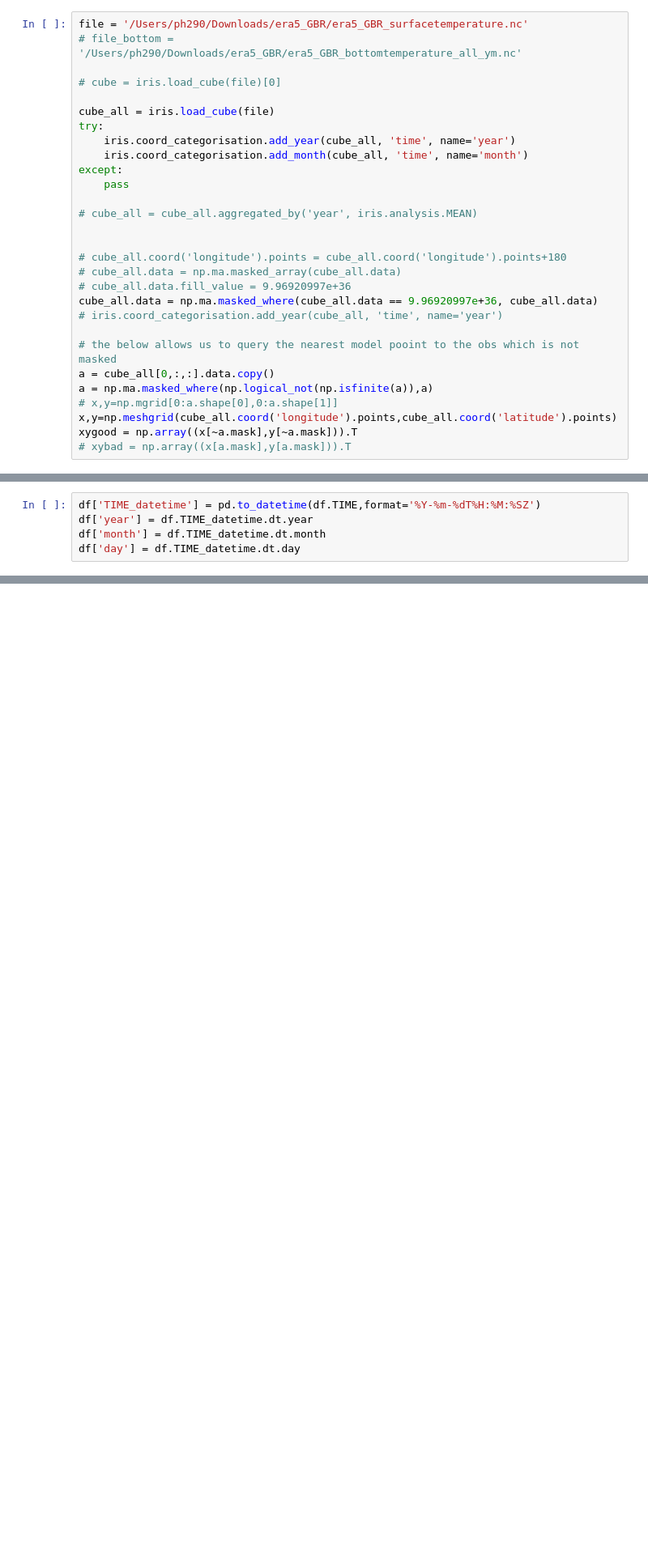
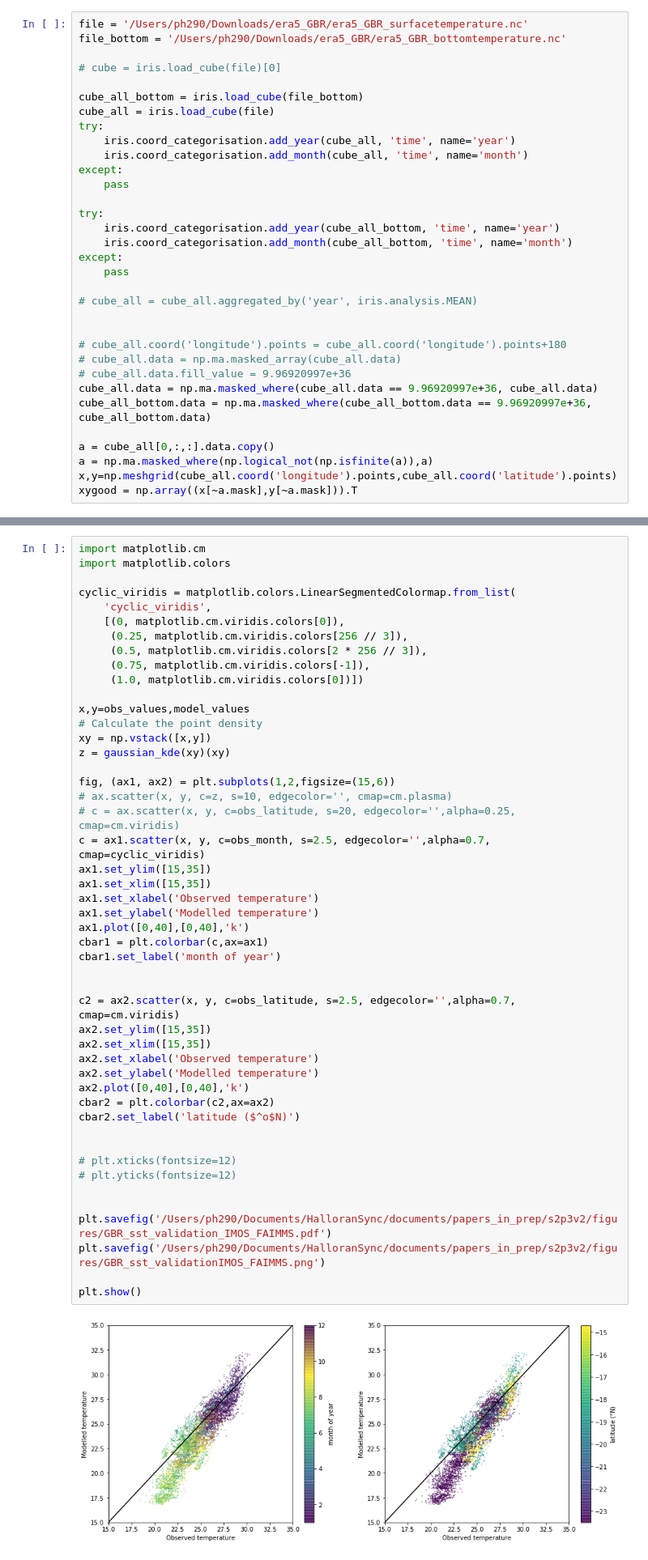
Before and after one commit to PaulHalloran/Jupiter_notebooks_halloran, a Jupyter notebook: GBR_mooring_validation.ipynb, the cells around one changed output, grey strips where cells are left out. Shown at 81% size. Cells and saved outputs as stored; diff of their text form; blank space fills up the shorter version.

```diff
--- a/GBR_mooring_validation.ipynb
+++ b/GBR_mooring_validation.ipynb
@@ -39,14 +42,21 @@ def extract_lat_lon(cube,my_lat,my_lon):
     return cube.data[:,lat_coord1,lon_coord1].data
 # %%
 file = '/Users/ph290/Downloads/era5_GBR/era5_GBR_surfacetemperature.nc'
-# file_bottom = '/Users/ph290/Downloads/era5_GBR/era5_GBR_bottomtemperature_all_ym.nc'
+file_bottom = '/Users/ph290/Downloads/era5_GBR/era5_GBR_bottomtemperature.nc'
 
 # cube = iris.load_cube(file)[0]
 
+cube_all_bottom = iris.load_cube(file_bottom)
 cube_all = iris.load_cube(file)
 try:
     iris.coord_categorisation.add_year(cube_all, 'time', name='year')
     iris.coord_categorisation.add_month(cube_all, 'time', name='month')
+except:
+    pass
+
+try:
+    iris.coord_categorisation.add_year(cube_all_bottom, 'time', name='year')
+    iris.coord_categorisation.add_month(cube_all_bottom, 'time', name='month')
 except:
     pass
 
@@ -57,12 +67,9 @@ except:
 # cube_all.data = np.ma.masked_array(cube_all.data)
 # cube_all.data.fill_value = 9.96920997e+36
 cube_all.data = np.ma.masked_where(cube_all.data == 9.96920997e+36, cube_all.data)
-# iris.coord_categorisation.add_year(cube_all, 'time', name='year')
+cube_all_bottom.data = np.ma.masked_where(cube_all_bottom.data == 9.96920997e+36, cube_all_bottom.data)
 
-# the below allows us to query the nearest model pooint to the obs which is not masked
 a = cube_all[0,:,:].data.copy()
 a = np.ma.masked_where(np.logical_not(np.isfinite(a)),a)
-# x,y=np.mgrid[0:a.shape[0],0:a.shape[1]]
 x,y=np.meshgrid(cube_all.coord('longitude').points,cube_all.coord('latitude').points)
 xygood = np.array((x[~a.mask],y[~a.mask])).T
-# xybad = np.array((x[a.mask],y[a.mask])).T
@@ -264,5 +109,0 @@ Name: year, Length: 1968, dtype: int64
-# %%
-df['TIME_datetime'] = pd.to_datetime(df.TIME,format='%Y-%m-%dT%H:%M:%SZ')
-df['year'] = df.TIME_datetime.dt.year
-df['month'] = df.TIME_datetime.dt.month
-df['day'] = df.TIME_datetime.dt.day
@@ -289,0 +188,50 @@ df[df.DEPTH < 40][['TIME','TEMP','DEPTH']]
+# %%
+import matplotlib.cm
+import matplotlib.colors
+
+cyclic_viridis = matplotlib.colors.LinearSegmentedColormap.from_list(
+    'cyclic_viridis',
+    [(0, matplotlib.cm.viridis.colors[0]),
+     (0.25, matplotlib.cm.viridis.colors[256 // 3]),
+     (0.5, matplotlib.cm.viridis.colors[2 * 256 // 3]),
+     (0.75, matplotlib.cm.viridis.colors[-1]),
+     (1.0, matplotlib.cm.viridis.colors[0])])
+
+x,y=obs_values,model_values
+# Calculate the point density
+xy = np.vstack([x,y])
+z = gaussian_kde(xy)(xy)
+
+fig, (ax1, ax2) = plt.subplots(1,2,figsize=(15,6))
+# ax.scatter(x, y, c=z, s=10, edgecolor='', cmap=cm.plasma)
+# c = ax.scatter(x, y, c=obs_latitude, s=20, edgecolor='',alpha=0.25, cmap=cm.viridis)
+c = ax1.scatter(x, y, c=obs_month, s=2.5, edgecolor='',alpha=0.7, cmap=cyclic_viridis)
+ax1.set_ylim([15,35])
+ax1.set_xlim([15,35])
+ax1.set_xlabel('Observed temperature')
+ax1.set_ylabel('Modelled temperature')
+ax1.plot([0,40],[0,40],'k')
+cbar1 = plt.colorbar(c,ax=ax1)
+cbar1.set_label('month of year')
+
+
+c2 = ax2.scatter(x, y, c=obs_latitude, s=2.5, edgecolor='',alpha=0.7, cmap=cm.viridis)
+ax2.set_ylim([15,35])
+ax2.set_xlim([15,35])
+ax2.set_xlabel('Observed temperature')
+ax2.set_ylabel('Modelled temperature')
+ax2.plot([0,40],[0,40],'k')
+cbar2 = plt.colorbar(c2,ax=ax2)
+cbar2.set_label('latitude ($^o$N)')
+
+
+# plt.xticks(fontsize=12)
+# plt.yticks(fontsize=12)
+
+
+plt.savefig('/Users/ph290/Documents/HalloranSync/documents/papers_in_prep/s2p3v2/figures/GBR_sst_validation_IMOS_FAIMMS.pdf')
+plt.savefig('/Users/ph290/Documents/HalloranSync/documents/papers_in_prep/s2p3v2/figures/GBR_sst_validationIMOS_FAIMMS.png')
+
+plt.show()
+# %% [output]
+[figure, added]
```
Also changed, not shown: parts of 16 cells of this notebook.
